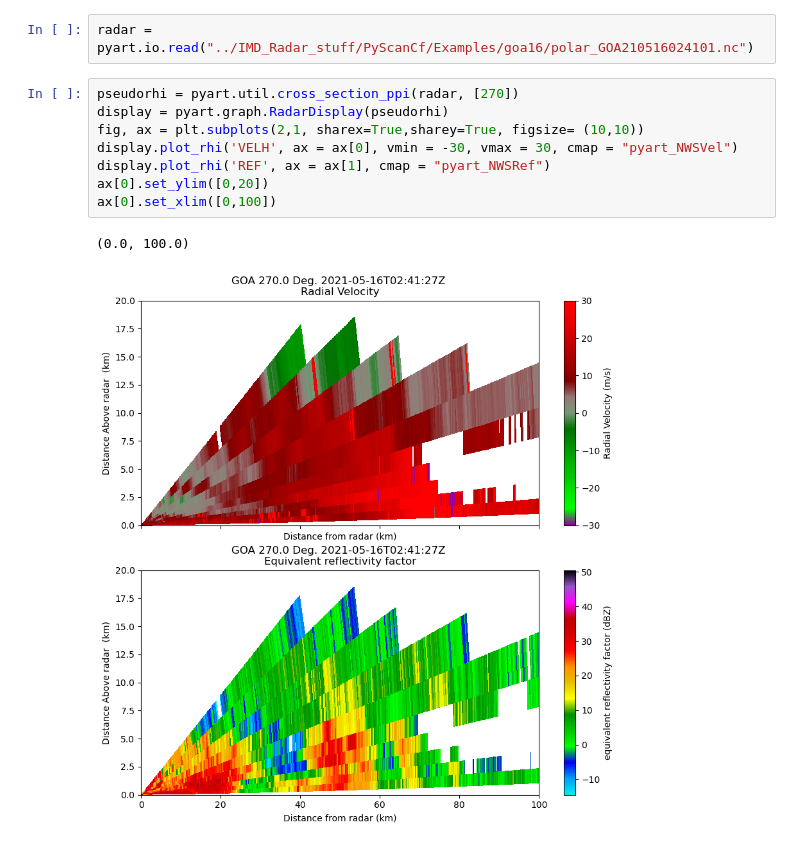
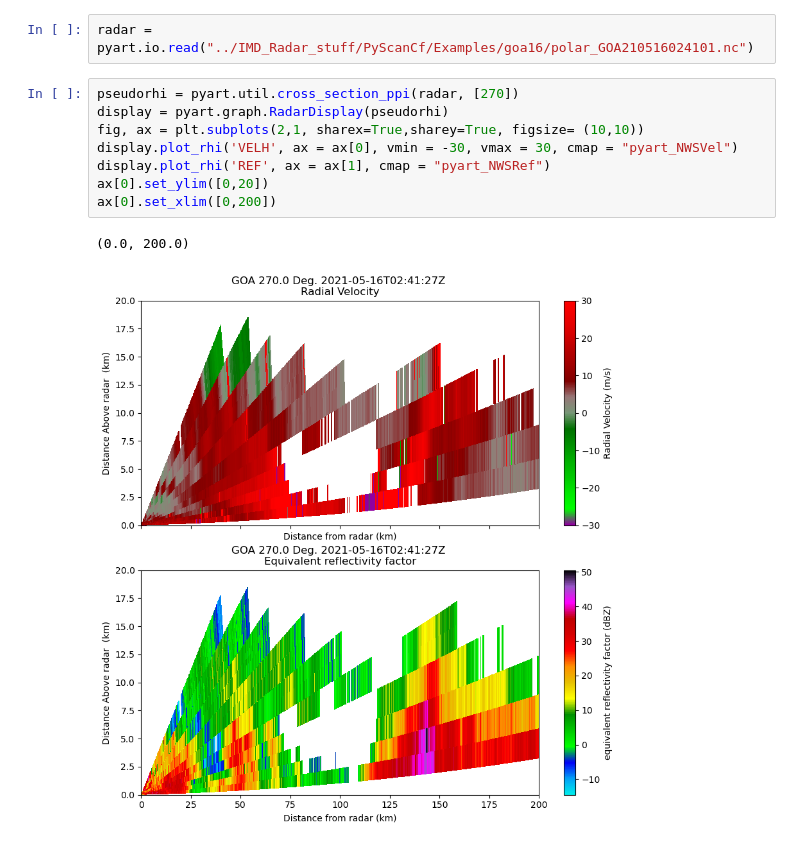
Before and after one commit to syedhamidali/Weather-Radar-PPI-RHI-Plotting-by-PYART, a Jupyter notebook: Pseudo_RHI.ipynb, the cells around one changed output. Drawn from its saved outputs; the diff is of its cells as text.

```diff
--- a/Pseudo_RHI.ipynb
+++ b/Pseudo_RHI.ipynb
@@ -17,11 +17,11 @@ radar = pyart.io.read("../IMD_Radar_stuff/PyScanCf/Examples/goa16/polar_GOA21051
 # %%
 pseudorhi = pyart.util.cross_section_ppi(radar, [270])
 display = pyart.graph.RadarDisplay(pseudorhi)
 fig, ax = plt.subplots(2,1, sharex=True,sharey=True, figsize= (10,10))
 display.plot_rhi('VELH', ax = ax[0], vmin = -30, vmax = 30, cmap = "pyart_NWSVel")
 display.plot_rhi('REF', ax = ax[1], cmap = "pyart_NWSRef")
 ax[0].set_ylim([0,20])
-ax[0].set_xlim([0,100])
+ax[0].set_xlim([0,200])
 # %% [output]
-(0.0, 100.0)
+(0.0, 200.0)
-[figure, old version]
+[figure, new version]
```
Also changed, not shown: parts of 1 cell of this notebook.
